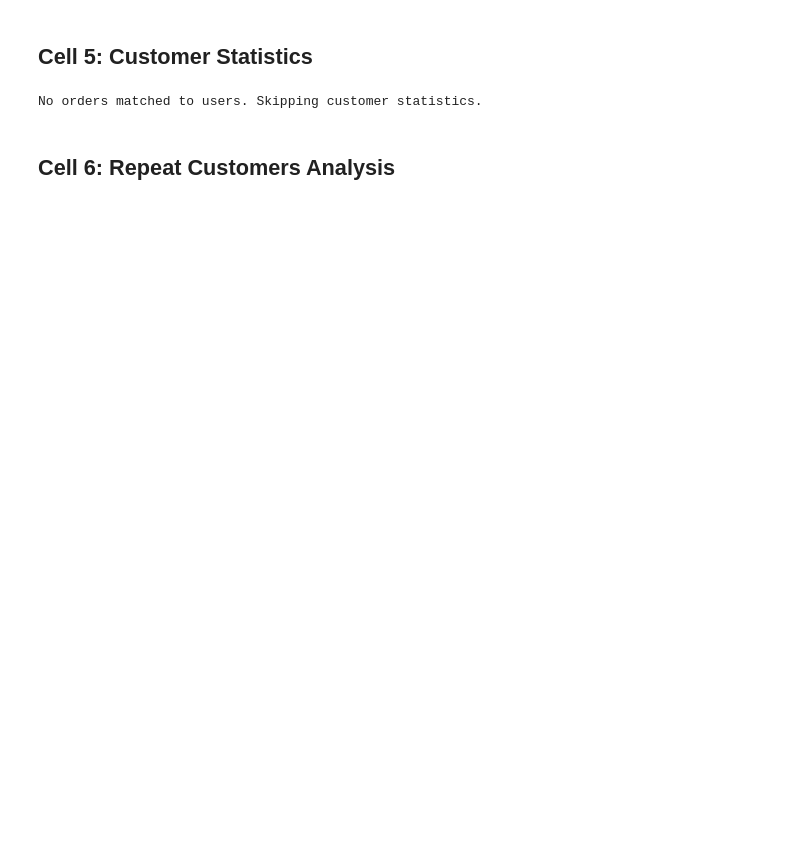
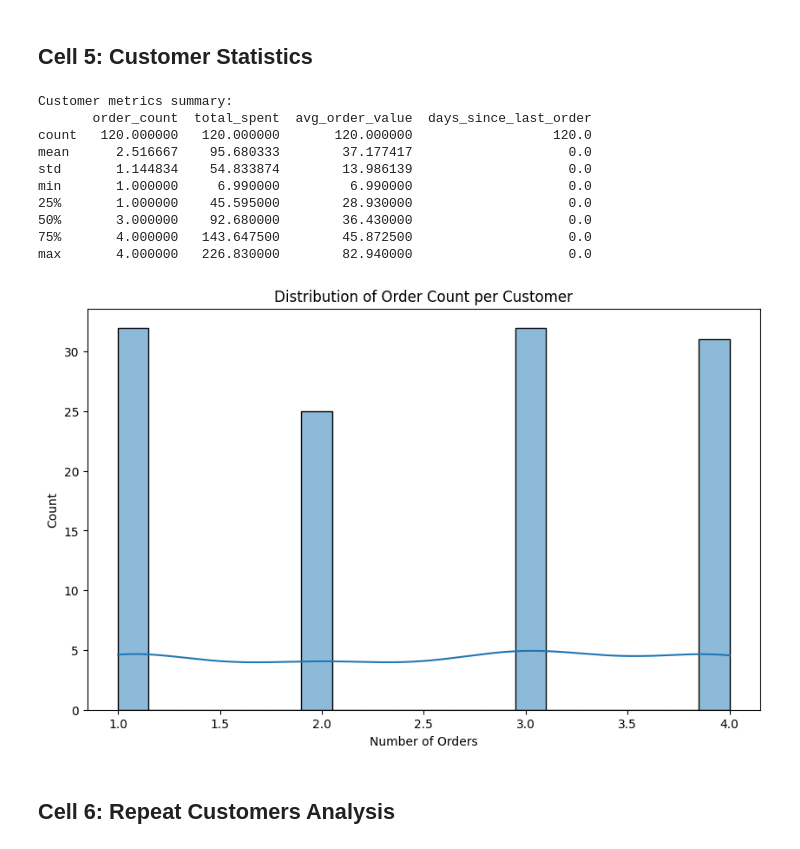
Before and after one commit to datawithdelio/sliceiq, a Jupyter notebook: ml/notebooks/01_eda.ipynb, the cells around one changed output. Cells and saved outputs as stored; diff of their text form; code cells hidden in the pictures; blank space fills up the shorter version.

```diff
--- a/ml/notebooks/01_eda.ipynb
+++ b/ml/notebooks/01_eda.ipynb
@@ -277,36 +300,51 @@ Orders date range:
 # %%
 # Cell 5: Customer statistics
 # Merge orders with users
-user_orders = orders.merge(users, left_on='user_id', right_on='id', suffixes=('_order', '_user'))
+user_orders = orders.merge(users, left_on="user_id", right_on="id", suffixes=("_order", "_user"))
 
 if user_orders.empty:
-    print('No orders matched to users. Skipping customer statistics.')
+    print("No orders matched to users. Skipping customer statistics.")
 else:
+    # Ensure correct types
+    user_orders["created_at_order"] = pd.to_datetime(user_orders["created_at_order"], errors="coerce", utc=True)
+    user_orders["total_amount"] = pd.to_numeric(user_orders["total_amount"], errors="coerce")
+
     # Calculate customer metrics
-    customer_metrics = user_orders.groupby('user_id').agg({
-        'id_order': 'count',
-        'total_amount': ['sum', 'mean'],
-        'created_at_order': lambda x: (datetime.now() - x.max()).days
+    now_utc = pd.Timestamp.now(tz="UTC")
+    customer_metrics = user_orders.groupby("user_id").agg({
+        "id_order": "count",
+        "total_amount": ["sum", "mean"],
+        "created_at_order": lambda x: (now_utc - x.max()).days if x.notna().any() else np.nan
     }).round(2)
 
-    customer_metrics.columns = ['order_count', 'total_spent', 'avg_order_value', 'days_since_last_order']
+    customer_metrics.columns = ["order_count", "total_spent", "avg_order_value", "days_since_last_order"]
     customer_metrics = customer_metrics.reset_index()
 
-    print('Customer metrics summary:')
+    print("Customer metrics summary:")
     print(customer_metrics.describe())
 
     # Distribution of order counts
-    if customer_metrics['order_count'].dropna().empty:
-        print('No order_count data to plot.')
+    if customer_metrics["order_count"].dropna().empty:
+        print("No order_count data to plot.")
     else:
         plt.figure(figsize=(10, 6))
-        sns.histplot(customer_metrics['order_count'], bins=20, kde=True)
-        plt.title('Distribution of Order Count per Customer')
-        plt.xlabel('Number of Orders')
-        plt.ylabel('Count')
+        sns.histplot(customer_metrics["order_count"], bins=20, kde=True)
+        plt.title("Distribution of Order Count per Customer")
+        plt.xlabel("Number of Orders")
+        plt.ylabel("Count")
         plt.show()
 # %% [output]
-No orders matched to users. Skipping customer statistics.
+Customer metrics summary:
+       order_count  total_spent  avg_order_value  days_since_last_order
+count   120.000000   120.000000       120.000000                  120.0
+mean      2.516667    95.680333        37.177417                    0.0
+std       1.144834    54.833874        13.986139                    0.0
+min       1.000000     6.990000         6.990000                    0.0
+25%       1.000000    45.595000        28.930000                    0.0
+50%       3.000000    92.680000        36.430000                    0.0
+75%       4.000000   143.647500        45.872500                    0.0
+max       4.000000   226.830000        82.940000                    0.0
+[figure, added]
 # %% [markdown]
 ## Cell 6: Repeat Customers Analysis
 # %%
```
Also changed, not shown: parts of 16 cells of this notebook, 33 other files.
